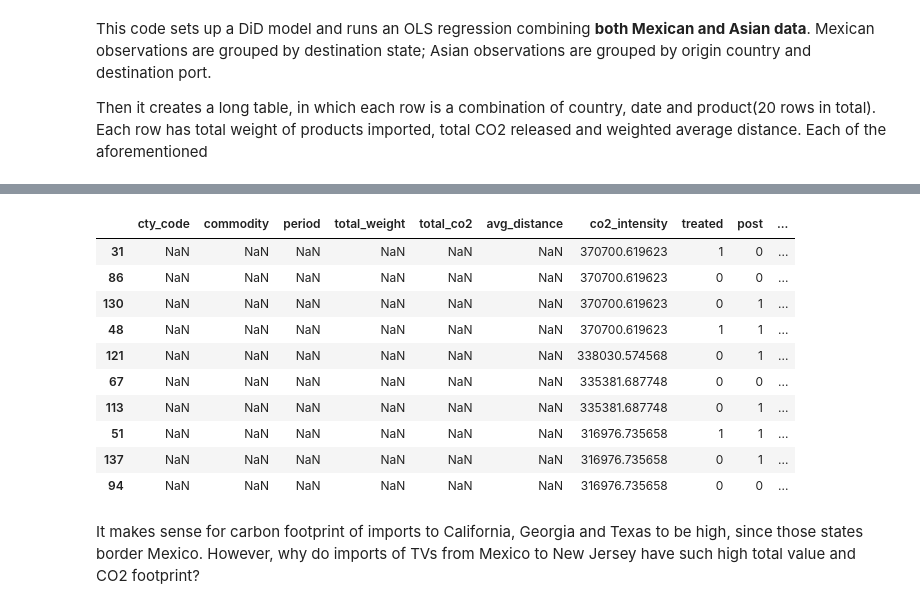
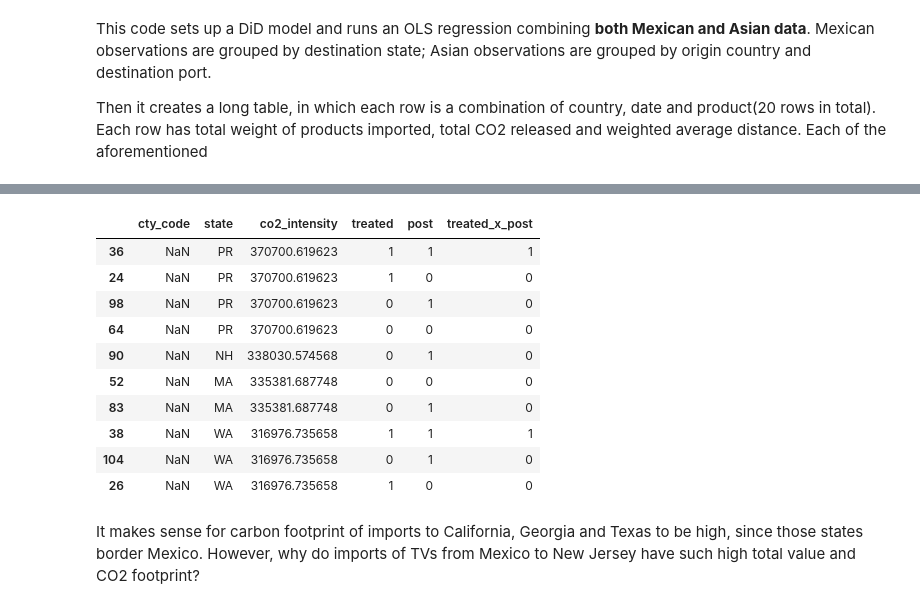
Before and after one commit to BirchTree1812/research_study_code, a Jupyter notebook: main.ipynb, the cells around one changed output, grey strips where cells are left out. Cells and saved outputs as stored; diff of their text form; code cells hidden in the pictures.

```diff
--- a/main.ipynb
+++ b/main.ipynb
@@ -1058,45 +1040,46 @@ df_sea_agg
 # %%
 import statsmodels.api as sm
 
 def prep_did(df, treated_flag, post_flag):
     agg = df.groupby("state").agg(
         co2=("co2", "sum"),
         gen_swt_mo=("gen_swt_mo", "sum"),
     ).reset_index()
+    agg = agg[agg["gen_swt_mo"] > 0]  # drop states with zero shipment weight
     agg["co2_intensity"] = agg["co2"] / agg["gen_swt_mo"]
     agg["treated"] = treated_flag
     agg["post"] = post_flag
     return agg
 
-# Drop zero-weight rows: co2_intensity = 0/0 = NaN for country-commodity-period
-# cells with no shipments; undefined intensity should not enter the regression.
 df_sea_did = df_sea_agg[df_sea_agg["total_weight"] > 0].copy()
 df_sea_did["co2_intensity"] = df_sea_did["total_co2"] / df_sea_did["total_weight"]
 df_sea_did["treated"] = (df_sea_did["commodity"] == "washing_machine").astype(int)
 df_sea_did["post"]    = (df_sea_did["period"]    == "2512").astype(int)
 
 land_parts = [
     prep_did(df_land_imports_mex_wash_v1_2412, treated_flag=1, post_flag=0),
     prep_did(df_land_imports_mex_wash_v1_2512, treated_flag=1, post_flag=1),
     prep_did(df_land_imports_mex_tv_v1_2412,   treated_flag=0, post_flag=0),
     prep_did(df_land_imports_mex_tv_v1_2512,   treated_flag=0, post_flag=1),
 ]
 
 df_did = pd.concat([df_sea_did] + land_parts, ignore_index=True)
 df_did["treated_x_post"] = df_did["treated"] * df_did["post"]
-df_did.sort_values("co2_intensity", ascending=False).head(10)
+
+# Show only the columns relevant to the regression to avoid display clutter
+df_did[["cty_code", "state", "co2_intensity", "treated", "post", "treated_x_post"]].sort_values("co2_intensity", ascending=False).head(10)
 # %% [output]
-|  | cty_code | commodity | period | total_weight | total_co2 | avg_distance | co2_intensity | treated | post | ... |
-| 31 | NaN | NaN | NaN | NaN | NaN | NaN | 370700.619623 | 1 | 0 | ... |
-| 86 | NaN | NaN | NaN | NaN | NaN | NaN | 370700.619623 | 0 | 0 | ... |
-| 130 | NaN | NaN | NaN | NaN | NaN | NaN | 370700.619623 | 0 | 1 | ... |
-| 48 | NaN | NaN | NaN | NaN | NaN | NaN | 370700.619623 | 1 | 1 | ... |
-| 121 | NaN | NaN | NaN | NaN | NaN | NaN | 338030.574568 | 0 | 1 | ... |
-| 67 | NaN | NaN | NaN | NaN | NaN | NaN | 335381.687748 | 0 | 0 | ... |
-| 113 | NaN | NaN | NaN | NaN | NaN | NaN | 335381.687748 | 0 | 1 | ... |
-| 51 | NaN | NaN | NaN | NaN | NaN | NaN | 316976.735658 | 1 | 1 | ... |
-| 137 | NaN | NaN | NaN | NaN | NaN | NaN | 316976.735658 | 0 | 1 | ... |
-| 94 | NaN | NaN | NaN | NaN | NaN | NaN | 316976.735658 | 0 | 0 | ... |
+|  | cty_code | state | co2_intensity | treated | post | treated_x_post |
+| 36 | NaN | PR | 370700.619623 | 1 | 1 | 1 |
+| 24 | NaN | PR | 370700.619623 | 1 | 0 | 0 |
+| 98 | NaN | PR | 370700.619623 | 0 | 1 | 0 |
+| 64 | NaN | PR | 370700.619623 | 0 | 0 | 0 |
+| 90 | NaN | NH | 338030.574568 | 0 | 1 | 0 |
+| 52 | NaN | MA | 335381.687748 | 0 | 0 | 0 |
+| 83 | NaN | MA | 335381.687748 | 0 | 1 | 0 |
+| 38 | NaN | WA | 316976.735658 | 1 | 1 | 1 |
+| 104 | NaN | WA | 316976.735658 | 0 | 1 | 0 |
+| 26 | NaN | WA | 316976.735658 | 1 | 0 | 0 |
 # %% [markdown]
 It makes sense for carbon footprint of imports to California, Georgia and Texas to be high, since those states border Mexico. However, why do imports of TVs from Mexico to New Jersey have such high total value and CO2 footprint?
 # %%
```
Also changed, not shown: parts of 16 cells of this notebook, 2 other files.
